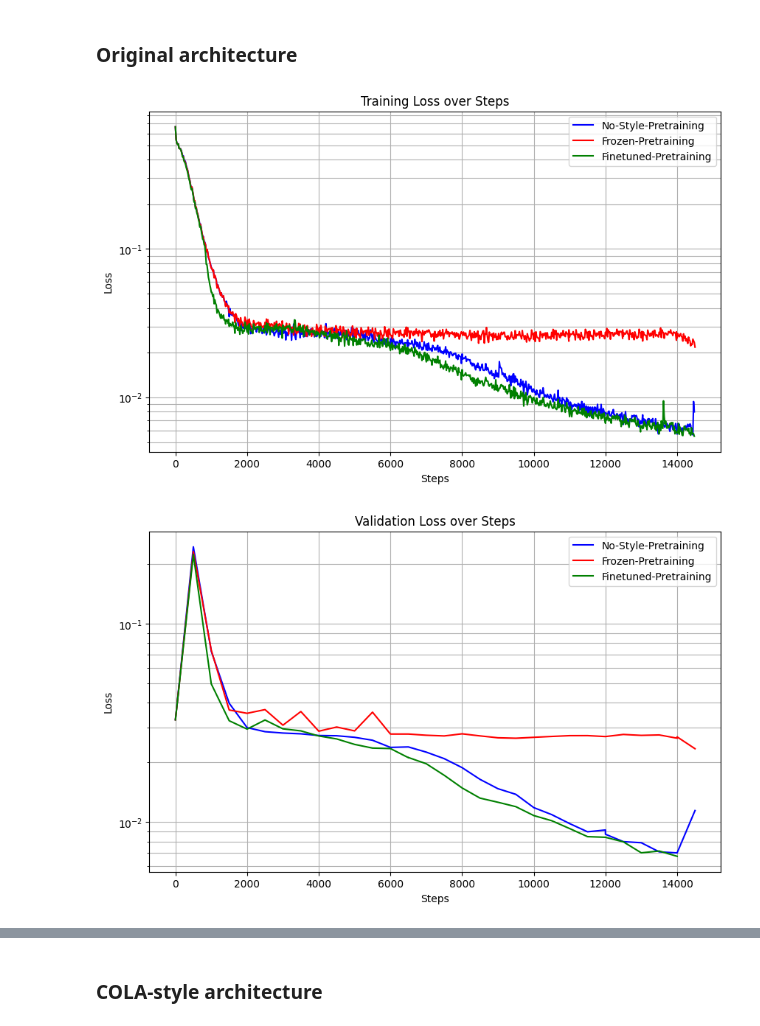
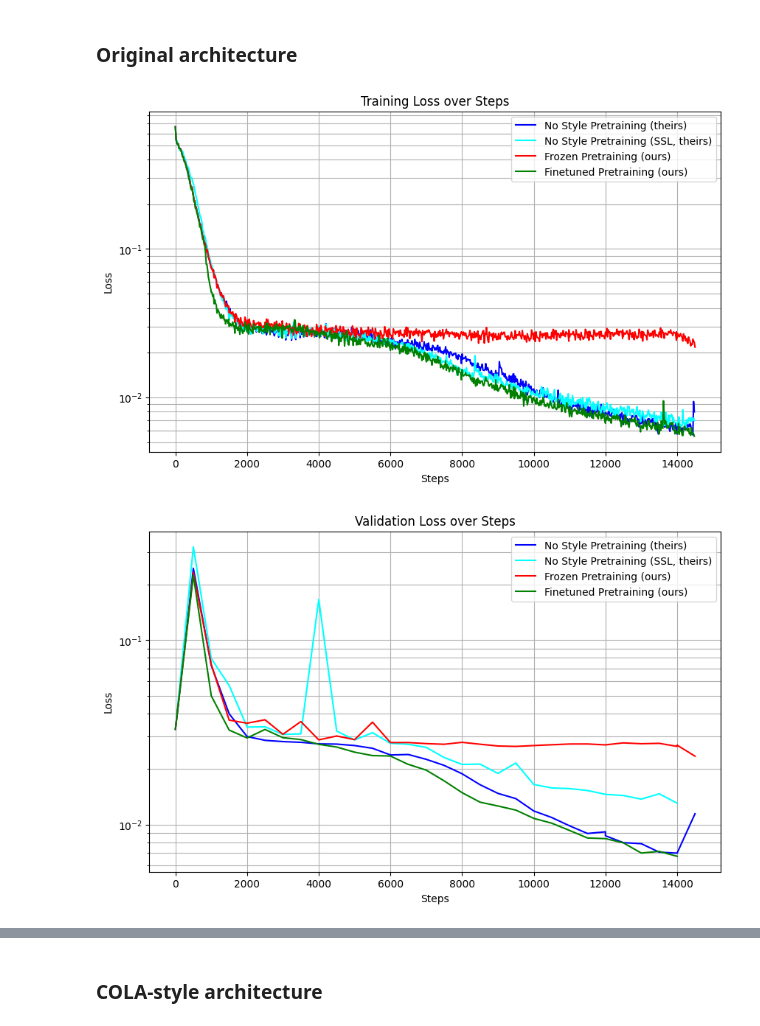
Before and after one commit to wojtekk23/ss-vq-vae, a Jupyter notebook: experiments/Thesis Visualizations and Analyses.ipynb, the cells around one changed output, grey strips where cells are left out. Saved outputs shown, nothing was run; the diff lists cells and outputs as text; code cells hidden in the pictures.

```diff
--- a/experiments/Thesis Visualizations and Analyses.ipynb
+++ b/experiments/Thesis Visualizations and Analyses.ipynb
@@ -115,24 +115,27 @@ def create_timbre_transfer_loss_graphs(train_paths, valid_paths, zero_valid_path
 # %%
 train_paths = [
     'visualizations_data/timbre_transfer_data/model-original-no-style-pretraining-19-11-2023-train.csv',
+    'visualizations_data/timbre_transfer_data/model-original-no-style-pretraining-with-ssl-dataloader-07-09-2024-train.csv',
     'visualizations_data/timbre_transfer_data/model-original-frozen-style-pretraining-21-11-2023-train.csv',
-    'visualizations_data/timbre_transfer_data/model-original-finetuned-style-pretraining-22-11-2023-train.csv'
+    'visualizations_data/timbre_transfer_data/model-original-finetuned-style-pretraining-22-11-2023-train.csv',
 ]
 valid_paths = [
     'visualizations_data/timbre_transfer_data/model-original-no-style-pretraining-19-11-2023-valid.csv',
+    'visualizations_data/timbre_transfer_data/model-original-no-style-pretraining-with-ssl-dataloader-07-09-2024-valid.csv',
     'visualizations_data/timbre_transfer_data/model-original-frozen-style-pretraining-21-11-2023-valid.csv',
-    'visualizations_data/timbre_transfer_data/model-original-finetuned-style-pretraining-22-11-2023-valid.csv'
+    'visualizations_data/timbre_transfer_data/model-original-finetuned-style-pretraining-22-11-2023-valid.csv',
 ]
 zero_valid_paths = [
     'visualizations_data/timbre_transfer_data/model-original-no-style-pretraining-19-11-2023-zero-valid.csv',
+    'visualizations_data/timbre_transfer_data/model-original-no-style-pretraining-with-ssl-dataloader-07-09-2024-zero-valid.csv',
     'visualizations_data/timbre_transfer_data/model-original-frozen-style-pretraining-21-11-2023-zero-valid.csv',
-    'visualizations_data/timbre_transfer_data/model-original-finetuned-style-pretraining-22-11-2023-zero-valid.csv'
+    'visualizations_data/timbre_transfer_data/model-original-finetuned-style-pretraining-22-11-2023-zero-valid.csv',
 ]
 
-labels = ['No-Style-Pretraining', 'Frozen-Pretraining', 'Finetuned-Pretraining']
-colors = ['blue', 'red', 'green']
+labels = ['No Style Pretraining (theirs)', 'No Style Pretraining (SSL, theirs)', 'Frozen Pretraining (ours)', 'Finetuned Pretraining (ours)']
+colors = ['blue', 'cyan', 'red', 'green']
 
 timbre_transfer_original_loss_graphs = create_timbre_transfer_loss_graphs(train_paths, valid_paths, zero_valid_paths, labels, colors)
 # %% [output]
-[figure, old version]
+[figure, new version]
-[figure, old version]
+[figure, new version]
```
Also changed, not shown: parts of 7 cells of this notebook, 18 other files.
